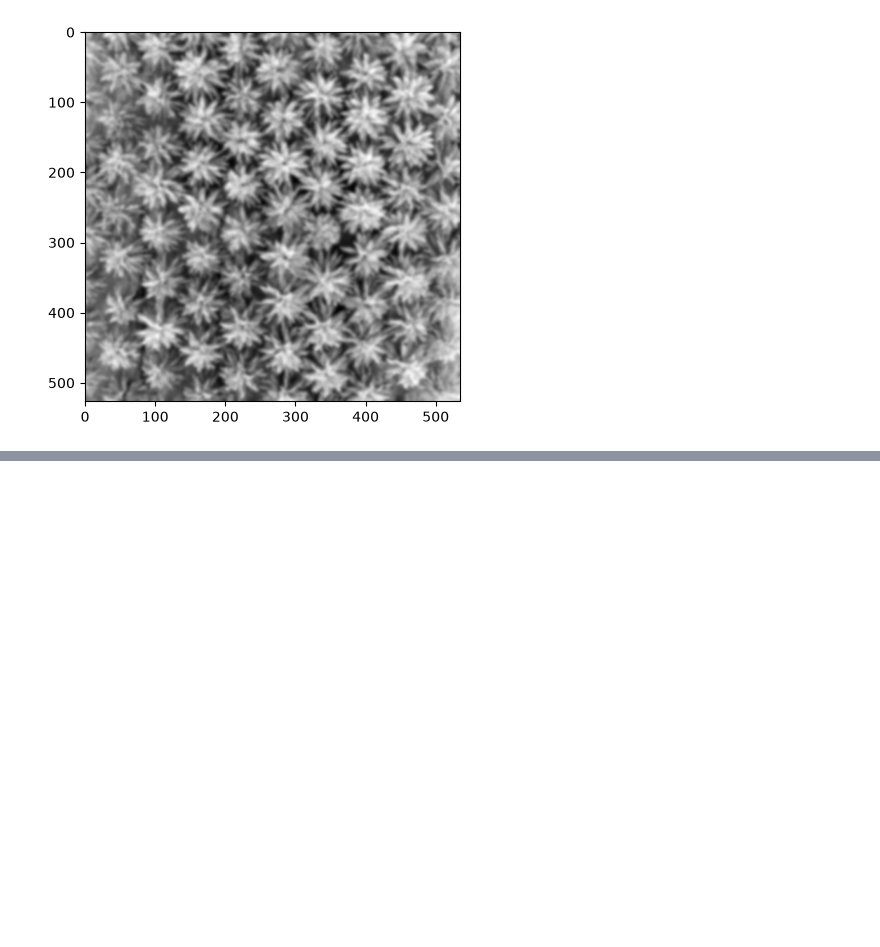
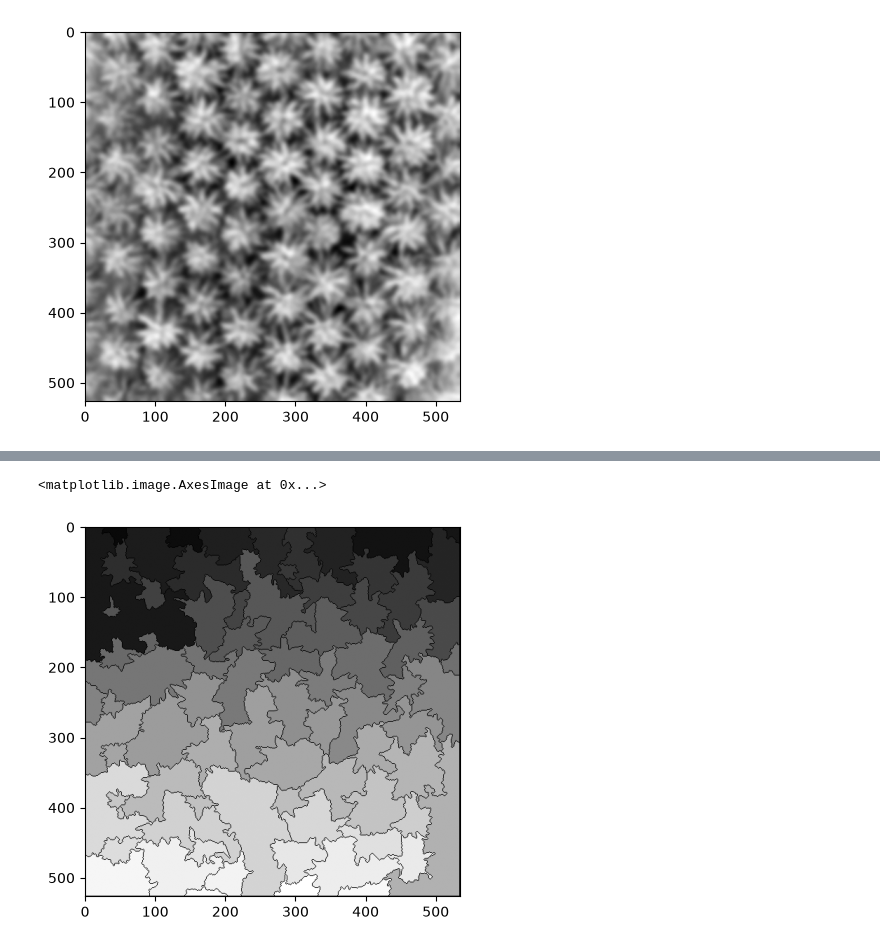
Before and after one commit to idexsts/image_processing, a Jupyter notebook: task4_segmentation/task4.ipynb, the cells around one changed output, grey strips where cells are left out. Cells and saved outputs as stored; diff of their text form; code cells hidden in the pictures; blank space fills up the shorter version.

```diff
--- a/task4_segmentation/task4.ipynb
+++ b/task4_segmentation/task4.ipynb
@@ -125,7 +130,12 @@ ret, sure_fg = cv2.threshold(dist, 0.58 * dist.max(), 255, cv2.THRESH_BINARY)
 # %%
-sure_fg = sure_fg.astype(np.uint8)
+ret, markers = cv2.connectedComponents(sure_fg)
+markers = cv2.watershed(palm, markers)
 
-# Count palms
-ret, mark = cv2.connectedComponents(sure_fg)
-mark = cv2.watershed(palm, mark.astype(np.int32))
-count = len(np.unique(mark)) - 1
+label = np.unique(markers)
+count = np.count_nonzero(label > 1)
+
+palm[markers == -1] = [0, 0, 255]
+plt.imshow(markers, cmap='gray')
+# %% [output]
+<matplotlib.image.AxesImage at 0x...>
+[figure, added]
```
Also changed, not shown: parts of 7 cells of this notebook.
